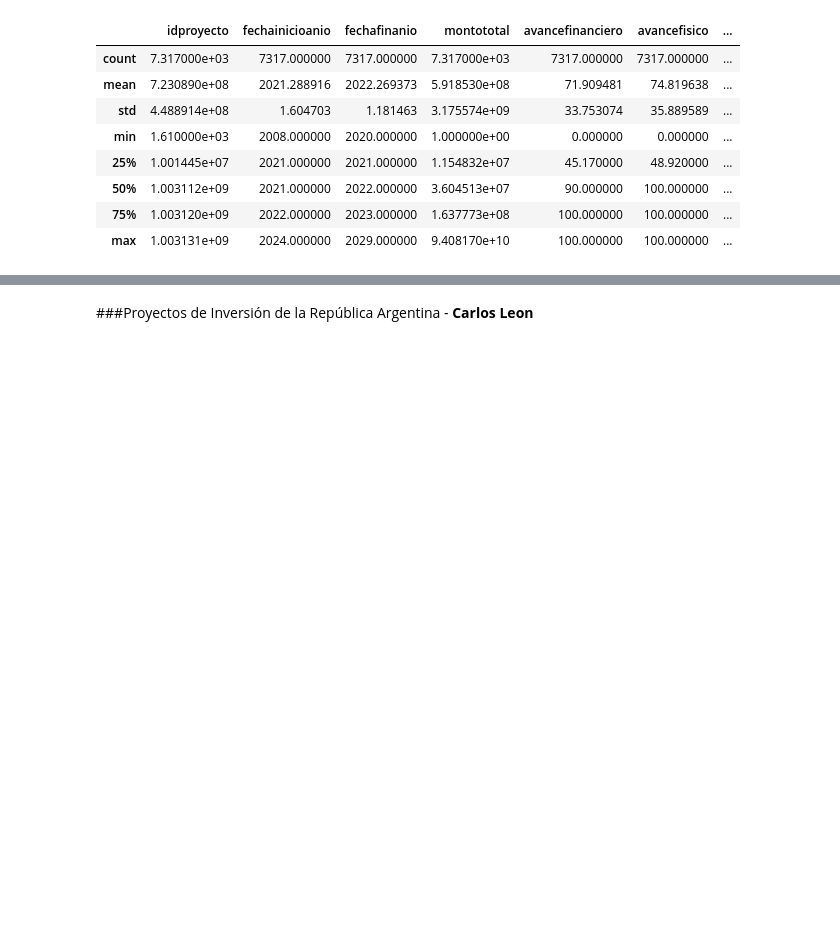
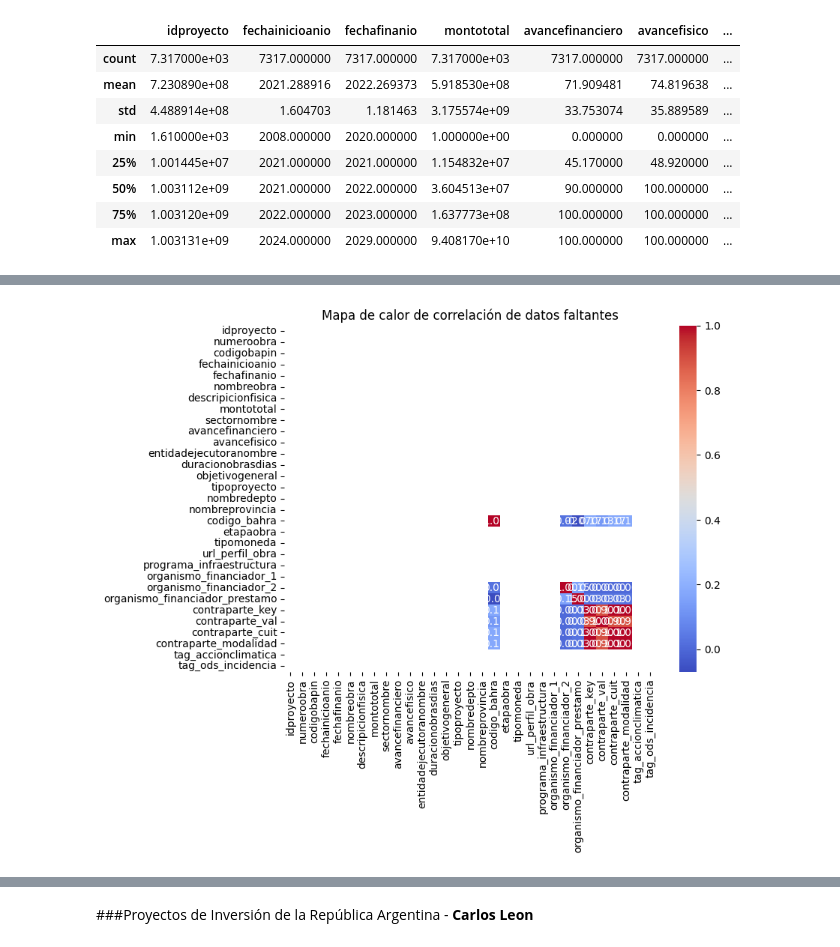
Before and after one commit to ingcarlosleon/data-Mapainversiones, a Jupyter notebook: Caso_de_Uso.ipynb, the cells around one changed output, grey strips where cells are left out. Saved outputs shown, nothing was run; the diff lists cells and outputs as text; code cells hidden in the pictures; blank space fills up the shorter version.

```diff
--- a/Caso_de_Uso.ipynb
+++ b/Caso_de_Uso.ipynb
@@ -111,0 +164,13 @@ Spatial Data Works - Describe
+# %%
+#A continuación, validamos si existe algún patrón de ausencia en los datos
+
+#Generamos la matriz de correlación de datos faltantes en el conjunto
+Correlacion_Faltantes = df_spatial_data_works.isnull().corr()
+
+# Crear el mapa de calor
+plt.figure(figsize=(8, 6))
+sns.heatmap(Correlacion_Faltantes, cmap='coolwarm', annot=True, fmt=".2f")
+plt.title('Mapa de calor de correlación de datos faltantes')
+plt.show()
+# %% [output]
+[figure, added]
```
Also changed, not shown: parts of 4 cells of this notebook.
